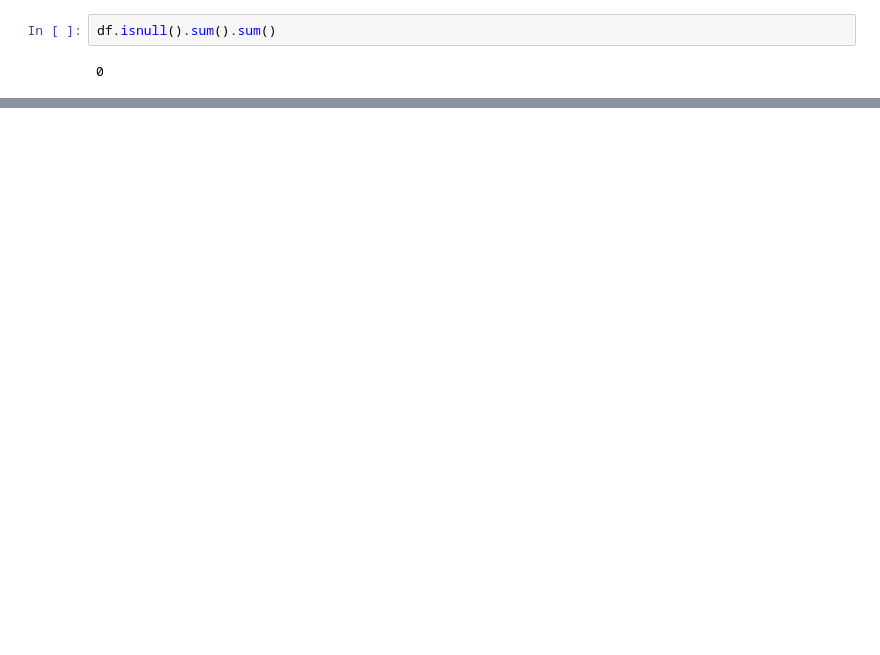
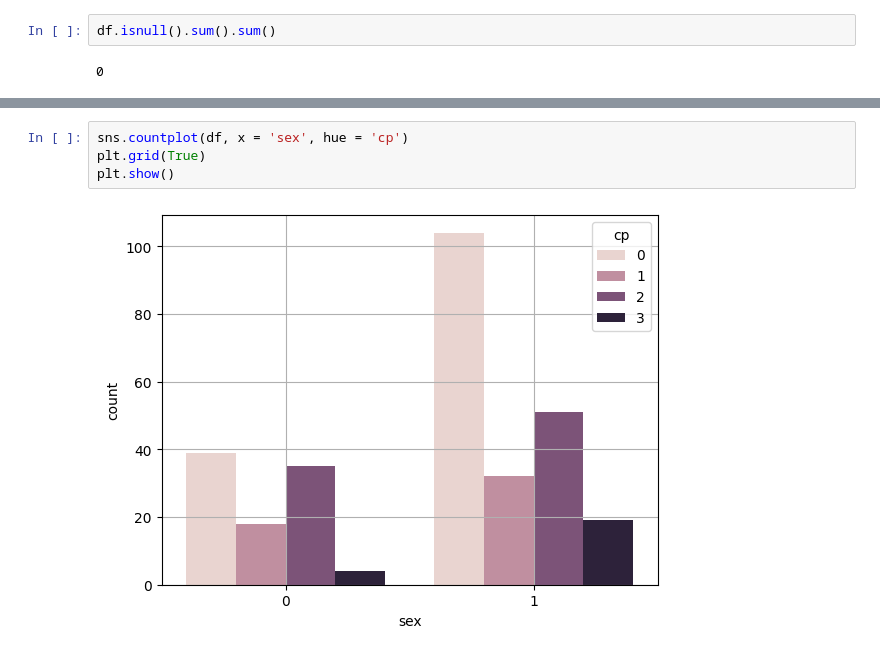
Before and after one commit to ShiwangitaSingh/Data-Science-with-Python-, a Jupyter notebook: Task-5 Feature Engineering and Selection/Task_5.ipynb, the cells around one changed output, grey strips where cells are left out. Cells and saved outputs as stored; diff of their text form; blank space fills up the shorter version.

```diff
--- a/Task-5 Feature Engineering and Selection/Task_5.ipynb
+++ b/Task-5 Feature Engineering and Selection/Task_5.ipynb
@@ -84,0 +96,6 @@ plt.show()
+# %%
+sns.countplot(df, x = 'sex', hue = 'cp')
+plt.grid(True)
+plt.show()
+# %% [output]
+[figure, added]
```
Also changed, not shown: parts of 9 cells of this notebook.
